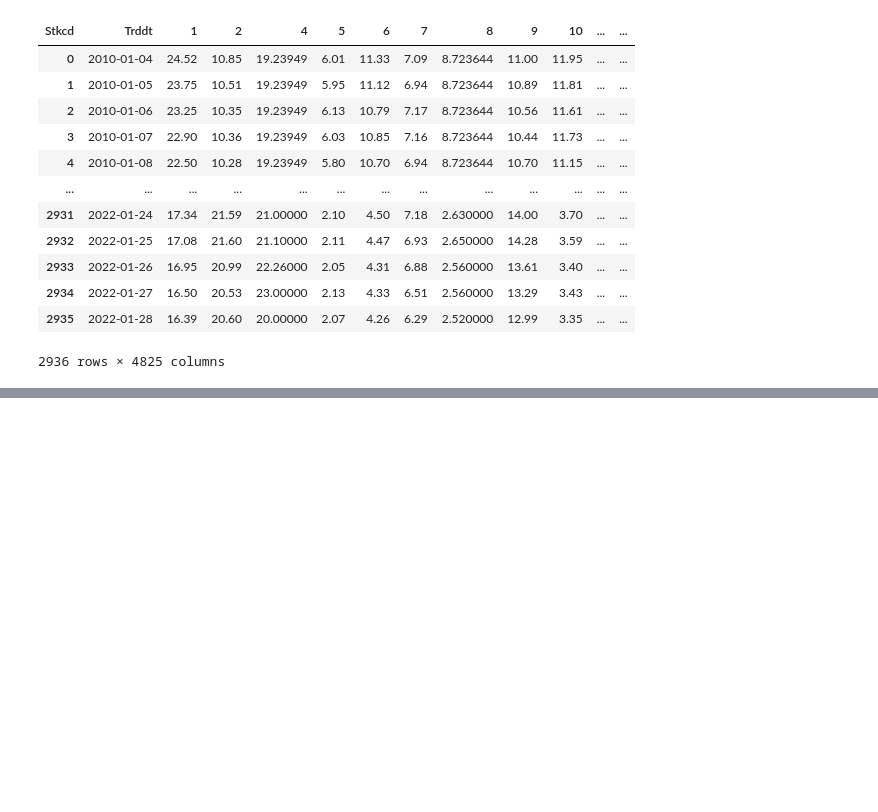
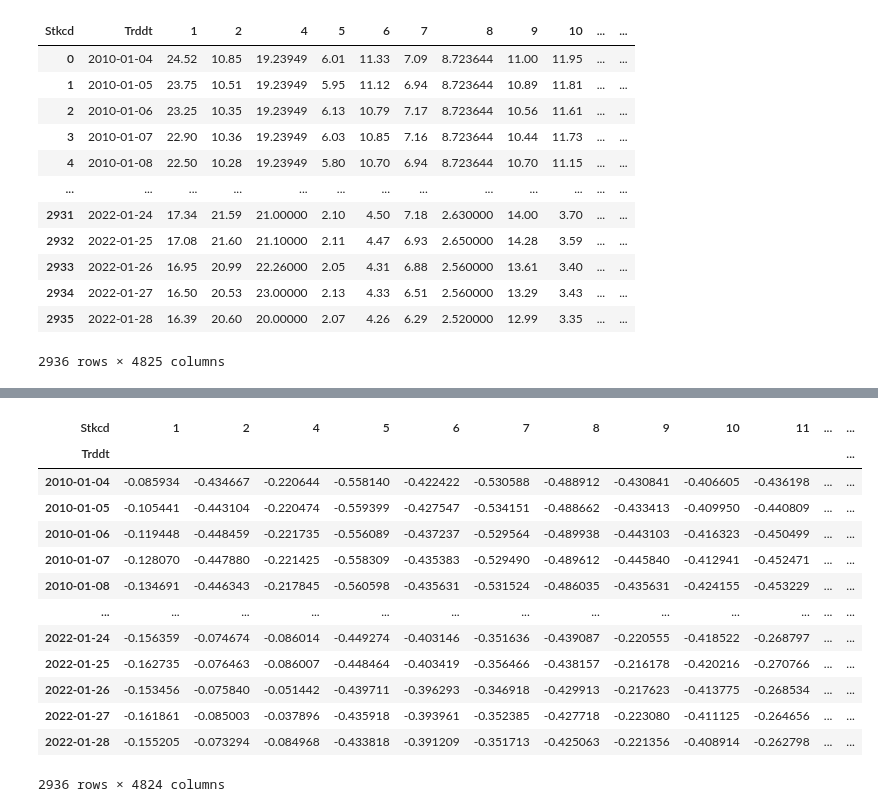
Before and after one commit to tanyanbo/-, a Jupyter notebook: duoyinzi.ipynb, the cells around one changed output, grey strips where cells are left out. Drawn from its saved outputs; the diff is of its cells as text; code cells hidden in the pictures; blank space fills up the shorter version.

```diff
--- a/duoyinzi.ipynb
+++ b/duoyinzi.ipynb
@@ -207,0 +203,5 @@ Name: 0, Length: 4824, dtype: object
+# %%
+df_open_std = df_open.iloc[:,1:].apply(lambda row: (row-row.mean())/row.std(), axis=1)
+# %%
+df_open_std.insert(0, 'Trddt', df_open.iloc[:,0])
+df_open_std
@@ -207,0 +222,18 @@ Name: 0, Length: 4824, dtype: object
+# %%
+df_open_std = df_open_std.set_index('Trddt')
+df_open_std
+# %% [output]
+| Stkcd | 1 | 2 | 4 | 5 | 6 | 7 | 8 | 9 | 10 | 11 | ... | ... |
+| Trddt |  |  |  |  |  |  |  |  |  |  |  | ... |
+| 2010-01-04 | -0.085934 | -0.434667 | -0.220644 | -0.558140 | -0.422422 | -0.530588 | -0.488912 | -0.430841 | -0.406605 | -0.436198 | ... | ... |
+| 2010-01-05 | -0.105441 | -0.443104 | -0.220474 | -0.559399 | -0.427547 | -0.534151 | -0.488662 | -0.433413 | -0.409950 | -0.440809 | ... | ... |
+| 2010-01-06 | -0.119448 | -0.448459 | -0.221735 | -0.556089 | -0.437237 | -0.529564 | -0.489938 | -0.443103 | -0.416323 | -0.450499 | ... | ... |
+| 2010-01-07 | -0.128070 | -0.447880 | -0.221425 | -0.558309 | -0.435383 | -0.529490 | -0.489612 | -0.445840 | -0.412941 | -0.452471 | ... | ... |
+| 2010-01-08 | -0.134691 | -0.446343 | -0.217845 | -0.560598 | -0.435631 | -0.531524 | -0.486035 | -0.435631 | -0.424155 | -0.453229 | ... | ... |
+| ... | ... | ... | ... | ... | ... | ... | ... | ... | ... | ... | ... | ... |
+| 2022-01-24 | -0.156359 | -0.074674 | -0.086014 | -0.449274 | -0.403146 | -0.351636 | -0.439087 | -0.220555 | -0.418522 | -0.268797 | ... | ... |
+| 2022-01-25 | -0.162735 | -0.076463 | -0.086007 | -0.448464 | -0.403419 | -0.356466 | -0.438157 | -0.216178 | -0.420216 | -0.270766 | ... | ... |
+| 2022-01-26 | -0.153456 | -0.075840 | -0.051442 | -0.439711 | -0.396293 | -0.346918 | -0.429913 | -0.217623 | -0.413775 | -0.268534 | ... | ... |
+| 2022-01-27 | -0.161861 | -0.085003 | -0.037896 | -0.435918 | -0.393961 | -0.352385 | -0.427718 | -0.223080 | -0.411125 | -0.264656 | ... | ... |
+| 2022-01-28 | -0.155205 | -0.073294 | -0.084968 | -0.433818 | -0.391209 | -0.351713 | -0.425063 | -0.221356 | -0.408914 | -0.262798 | ... | ... |
+2936 rows × 4824 columns
```
Also changed, not shown: parts of 19 cells of this notebook, 1 other file.
